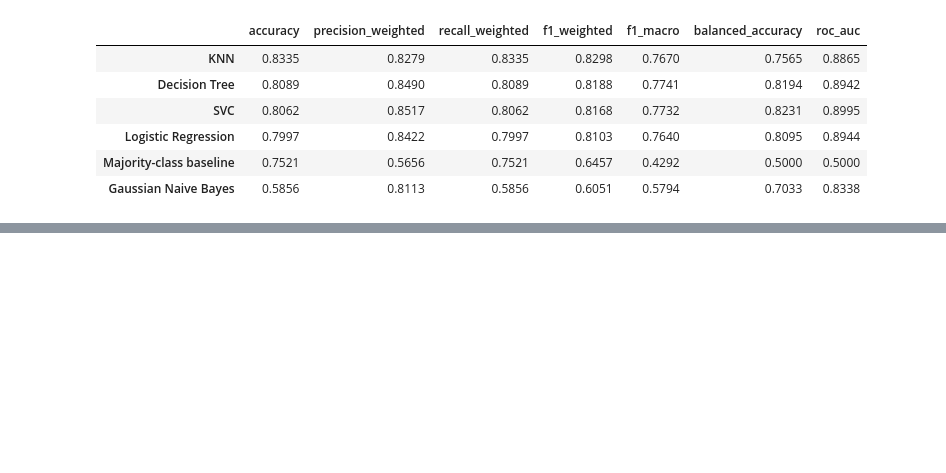
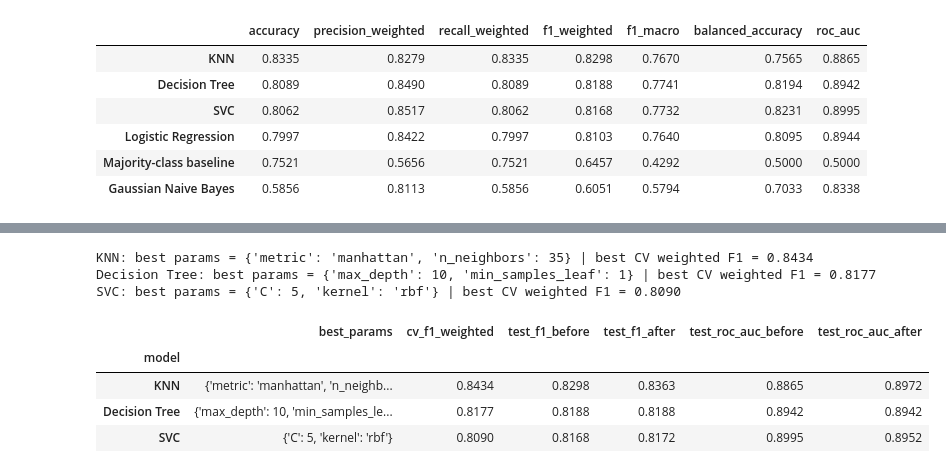
Before and after one commit to Bhargi777/23CSE301-ML-Capstone, a Jupyter notebook: notebooks/member3_classification_models.ipynb, the cells around one changed output, grey strips where cells are left out. Saved outputs shown, nothing was run; the diff lists cells and outputs as text; code cells hidden in the pictures; blank space fills up the shorter version.

```diff
--- a/notebooks/member3_classification_models.ipynb
+++ b/notebooks/member3_classification_models.ipynb
@@ -544,0 +555,57 @@ base_df.round(4)
+# %%
+from sklearn.model_selection import GridSearchCV, StratifiedKFold
+
+def run_search(name, estimator, grid, X, y, cv):
+    gs = GridSearchCV(estimator, grid, scoring='f1_weighted', cv=StratifiedKFold(cv, shuffle=True, random_state=RANDOM_STATE), n_jobs=-1)
+    gs.fit(X, y)
+    return gs
+
+# KNN: k and distance metric
+knn_gs = run_search('KNN', KNeighborsClassifier(),
+                    {'n_neighbors': [5, 15, 25, 35], 'metric': ['euclidean', 'manhattan']}, X_train_scaled, y_train, 3)
+
+# Decision Tree: depth and leaf size
+dt_gs = run_search('Decision Tree', DecisionTreeClassifier(class_weight='balanced', random_state=RANDOM_STATE),
+                   {'max_depth': [3, 5, 7, 10, 15], 'min_samples_leaf': [1, 10, 30]}, X_train_scaled, y_train, 5)
+
+# SVC: C and kernel, searched on a small stratified subsample
+X_small, _, y_small, _ = train_test_split(X_train_scaled, y_train, train_size=8000, stratify=y_train, random_state=RANDOM_STATE)
+svc_gs = run_search('SVC', SVC(class_weight='balanced', random_state=RANDOM_STATE),
+                    {'C': [0.5, 1, 5], 'kernel': ['rbf', 'linear']}, X_small, y_small, 3)
+
+for name, gs in [('KNN', knn_gs), ('Decision Tree', dt_gs), ('SVC', svc_gs)]:
+    print(f'{name}: best params = {gs.best_params_} | best CV weighted F1 = {gs.best_score_:.4f}')
+# %% [output]
+KNN: best params = {'metric': 'manhattan', 'n_neighbors': 35} | best CV weighted F1 = 0.8434
+Decision Tree: best params = {'max_depth': 10, 'min_samples_leaf': 1} | best CV weighted F1 = 0.8177
+SVC: best params = {'C': 5, 'kernel': 'rbf'} | best CV weighted F1 = 0.8090
+# %%
+# refit the tuned models and compare with the section-7 versions on the test set
+tuned = {
+    'KNN': knn_gs.best_estimator_,
+    'Decision Tree': dt_gs.best_estimator_,
+    'SVC': SVC(**{**svc_gs.best_params_, 'class_weight': 'balanced', 'random_state': RANDOM_STATE}).fit(X_train_svc, y_train_svc),
+}
+gs_by_name = {'KNN': knn_gs, 'Decision Tree': dt_gs, 'SVC': svc_gs}
+
+rows = []
+for name, model in tuned.items():
+    after = score(model, X_test_scaled, y_test)
+    rows.append({
+        'model': name,
+        'best_params': gs_by_name[name].best_params_,
+        'cv_f1_weighted': round(gs_by_name[name].best_score_, 4),
+        'test_f1_before': round(base_results[name]['f1_weighted'], 4),
+        'test_f1_after': round(after['f1_weighted'], 4),
+        'test_roc_auc_before': round(base_results[name]['roc_auc'], 4),
+        'test_roc_auc_after': round(after['roc_auc'], 4),
+    })
+    models[name] = model
+tuning_df = pd.DataFrame(rows).set_index('model')
+tuning_df
+# %% [output]
+|  | best_params | cv_f1_weighted | test_f1_before | test_f1_after | test_roc_auc_before | test_roc_auc_after |
+| model |  |  |  |  |  |  |
+| KNN | {'metric': 'manhattan', 'n_neighb... | 0.8434 | 0.8298 | 0.8363 | 0.8865 | 0.8972 |
+| Decision Tree | {'max_depth': 10, 'min_samples_le... | 0.8177 | 0.8188 | 0.8188 | 0.8942 | 0.8942 |
+| SVC | {'C': 5, 'kernel': 'rbf'} | 0.8090 | 0.8168 | 0.8172 | 0.8995 | 0.8952 |
```
Also changed, not shown: parts of 4 cells of this notebook, 1 other file.
